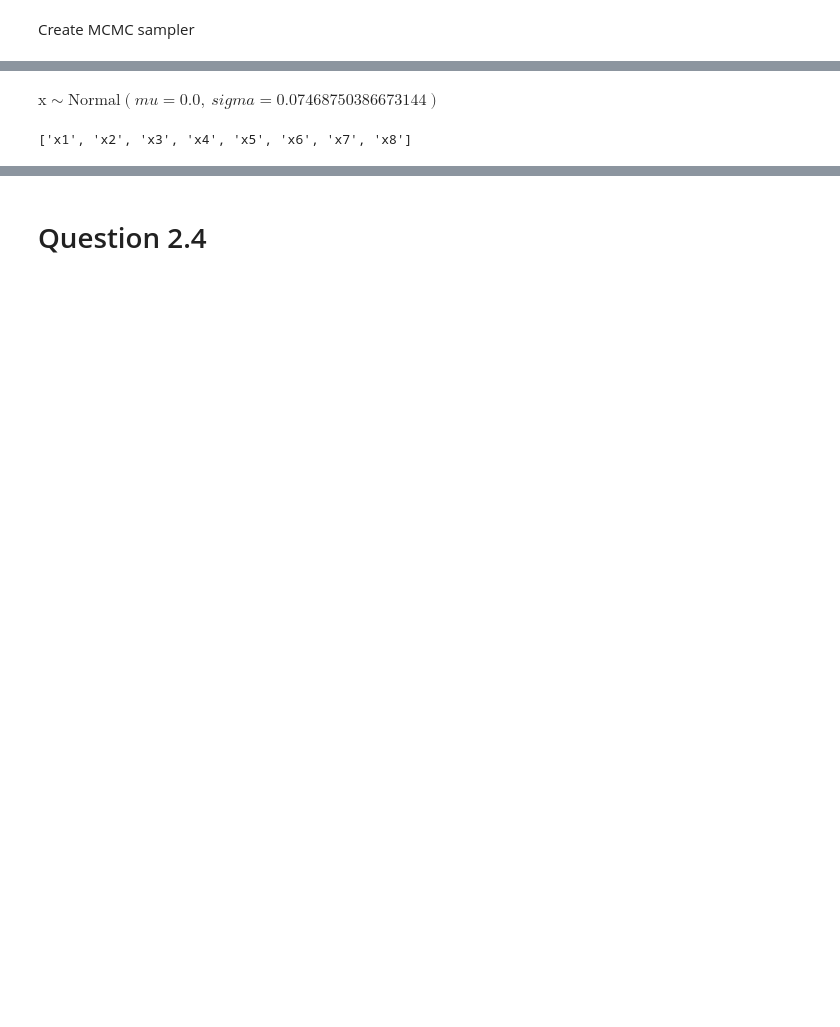
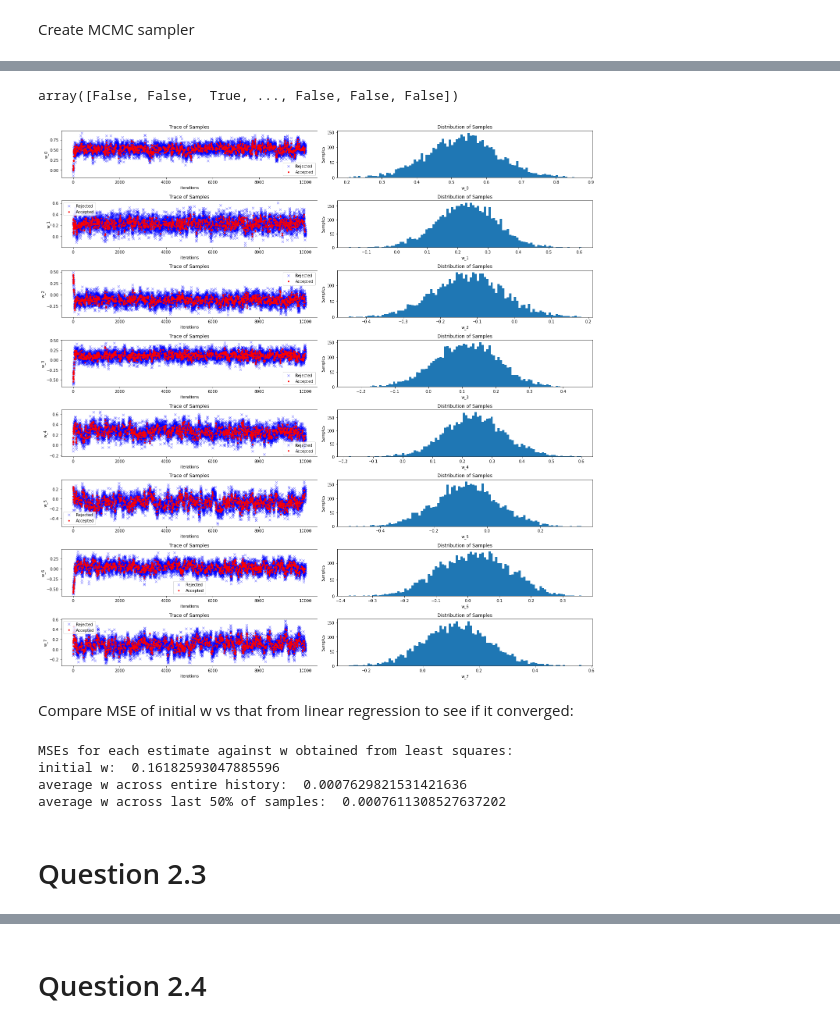
Before and after one commit to williamrobotma/ECSE509HW, a Jupyter notebook: HW.ipynb, the cells around one changed output, grey strips where cells are left out. Drawn from its saved outputs; the diff is of its cells as text; code cells hidden in the pictures; blank space fills up the shorter version.

```diff
--- a/HW.ipynb
+++ b/HW.ipynb
@@ -149,8 +142,0 @@ ValueError: operands could not be broadcast together with shapes (1,97) (97,8)
-# %%
-x_coeff
-# %% [output]
-$\text{x} \sim \text{Normal}(\mathit{mu}=0.0,~\mathit{sigma}=0.07468750386673144)$
-# %%
-prostate_df.columns[:-1].tolist()
-# %% [output]
-['x1', 'x2', 'x3', 'x4', 'x5', 'x6', 'x7', 'x8']
@@ -156,0 +159,66 @@ prostate_df.columns[:-1].tolist()
+# %%
+iterations = 10000
+history = np.zeros((iterations, X.shape[1]))
+accepted = np.zeros(iterations, dtype=bool)
+for i in range(iterations):
+    log_p = posterior_log(w, X, y)
+
+    # walk w
+    w_new = RW(w, scale)
+    log_p_new = posterior_log(w_new, X, y)
+
+    # sample a minimum ratio
+    r = np.random.uniform(0,1)
+
+    # transform back from log to normal
+    if np.exp(log_p_new - log_p) > r:
+        w = w_new
+        accepted[i] = True
+
+    history[i] = w_new
+
+    # print(w)
+# %%
+accepted[:-10]
+# %% [output]
+array([False, False,  True, ..., False, False, False])
+# %%
+fig, axs = plt.subplots(X.shape[1], 2, figsize = (20,20))
+
+for i, ax in enumerate(axs):
+    iteration = np.arange(iterations)
+    ax[0].plot(iteration[~accepted], history[~accepted,i], 'bx', label='Rejected',alpha=0.5)
+    ax[0].plot(iteration[accepted], history[accepted,i], 'r.', label='Accepted',alpha=1)
+    ax[0].set_xlabel('iterations')
+    ax[0].set_ylabel(f'w_{i}')
+    ax[0].legend()
+    ax[0].set_title('Trace of Samples')
+
+    ax[1].hist(history[len(history)//2:,i], bins=100)
+    # ax[1].hist(history[accepted,i][len(history[accepted,i])//2:], bins=100) # drop 1st 50% in hist
+    ax[1].set_ylabel('Samples')
+    ax[1].set_xlabel(f'w_{i}')
+    ax[1].set_title('Distribution of Samples')
+
+# fig.suptitle('Traces and histogram for each element of w')
+plt.tight_layout()
+plt.show()
+# %% [output]
+[figure, added]
+# %% [markdown]
+Compare MSE of initial w vs that from linear regression to see if it converged:
+# %%
+accepted_ws = history[~accepted]
+w_est = np.mean(accepted_ws[len(accepted_ws) // 2:], axis=0)
+w_est2 = np.mean(history[len(history) // 2:], axis=0)
+print("MSEs for each estimate against w obtained from least squares:")
+print("initial w: ", np.mean((w_0-w_hat)**2))
+print("average w across entire history: ", np.mean((w_est-w_hat)**2))
+print("average w across last 50% of samples: ", np.mean((w_est2-w_hat)**2))
+# %% [output]
+MSEs for each estimate against w obtained from least squares:
+initial w:  0.16182593047885596
+average w across entire history:  0.0007629821531421636
+average w across last 50% of samples:  0.0007611308527637202
+# %% [markdown]
+# Question 2.3
```
Also changed, not shown: parts of 11 cells of this notebook.
